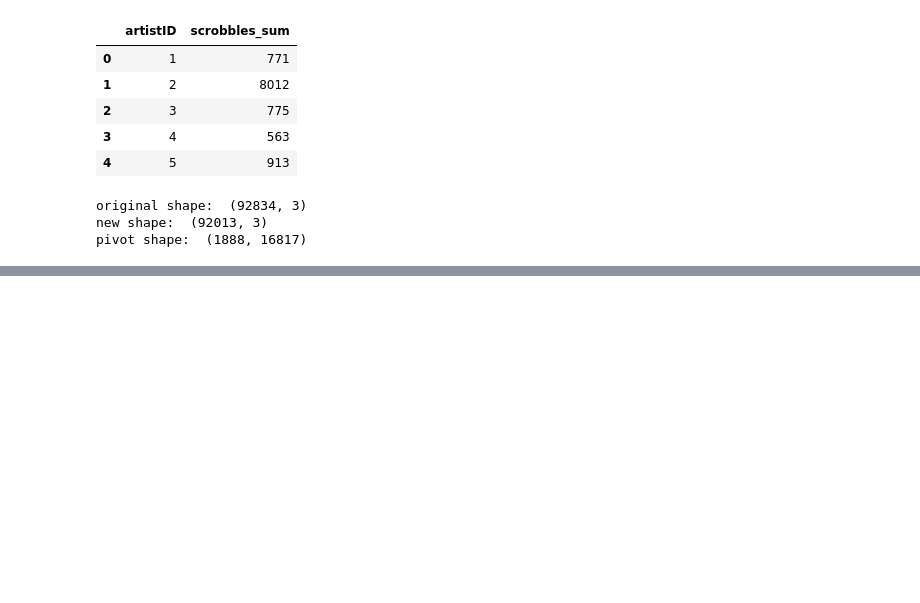
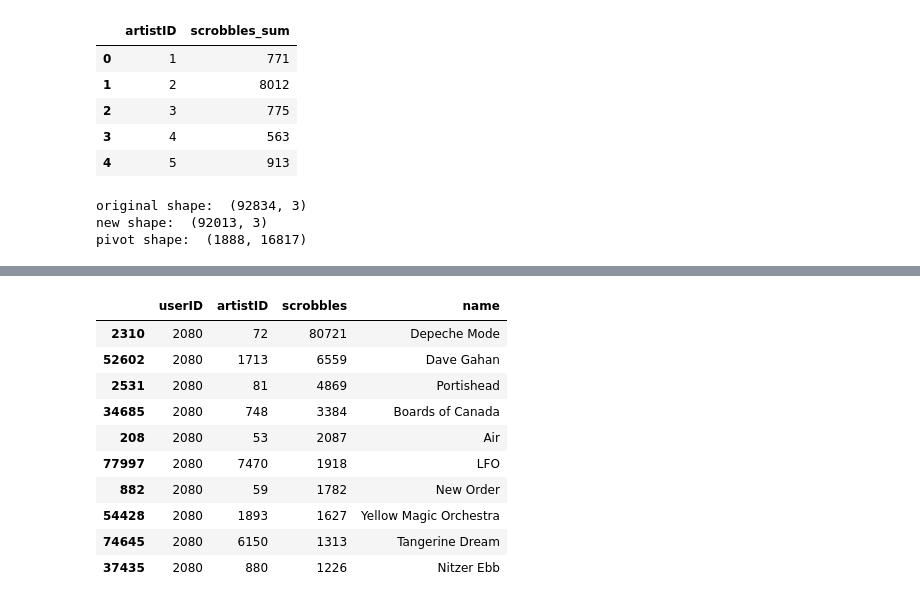
Before and after one commit to luish910/cda_recomm_project, a Jupyter notebook: Clustering Prototype.ipynb, the cells around one changed output, grey strips where cells are left out. Drawn from its saved outputs; the diff is of its cells as text; code cells hidden in the pictures; blank space fills up the shorter version.

```diff
--- a/Clustering Prototype.ipynb
+++ b/Clustering Prototype.ipynb
@@ -293,0 +341,16 @@ Recommendations for user 628:
+# %%
+# 2nd closest neighbor top 10 artist
+closest_neighbor = data_pivot.index[indices.flatten()[2]]
+df_scrobbles[df_scrobbles['userID']==closest_neighbor].sort_values(by='scrobbles',ascending = False).head(10)
+# %% [output]
+|  | userID | artistID | scrobbles | name |
+| 2310 | 2080 | 72 | 80721 | Depeche Mode |
+| 52602 | 2080 | 1713 | 6559 | Dave Gahan |
+| 2531 | 2080 | 81 | 4869 | Portishead |
+| 34685 | 2080 | 748 | 3384 | Boards of Canada |
+| 208 | 2080 | 53 | 2087 | Air |
+| 77997 | 2080 | 7470 | 1918 | LFO |
+| 882 | 2080 | 59 | 1782 | New Order |
+| 54428 | 2080 | 1893 | 1627 | Yellow Magic Orchestra |
+| 74645 | 2080 | 6150 | 1313 | Tangerine Dream |
+| 37435 | 2080 | 880 | 1226 | Nitzer Ebb |
```
Also changed, not shown: parts of 16 cells of this notebook, 1 other file.
